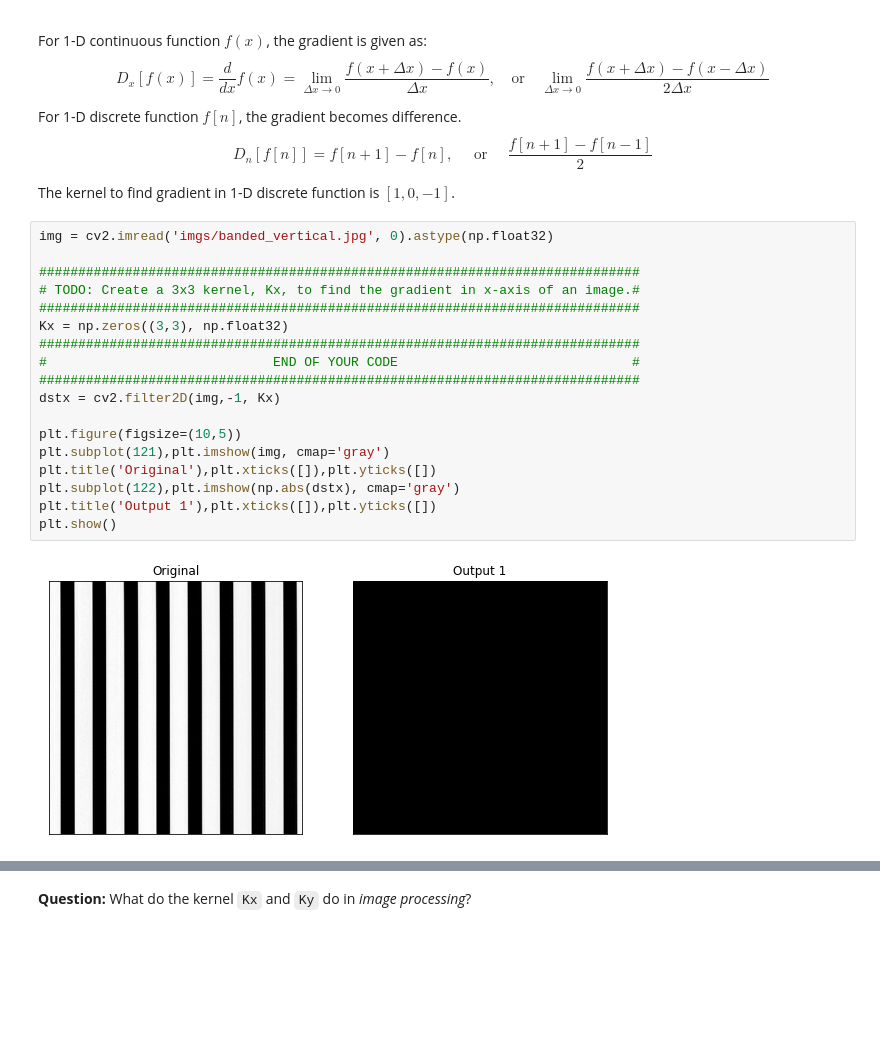
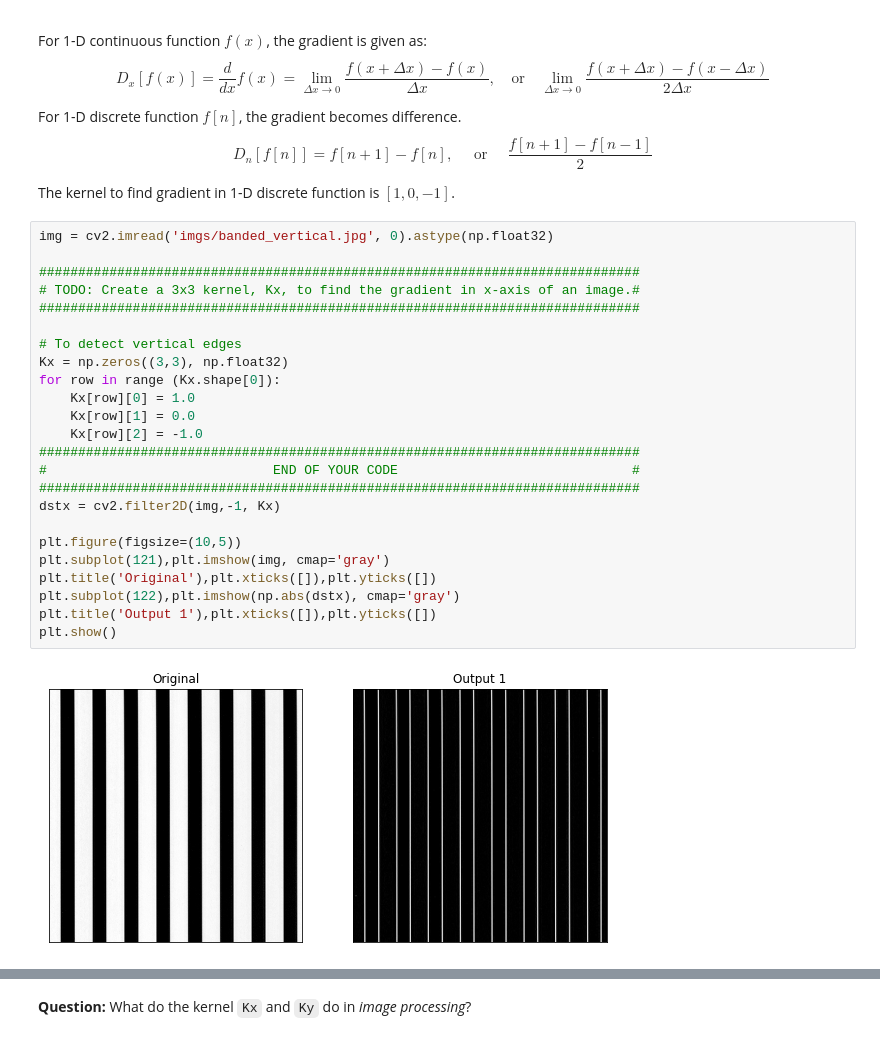
Before and after one commit to IC088/Computer-Vision-2020, a Jupyter notebook: PSET1/Lab1-Week1/OpenCV.ipynb, the cells around one changed output, grey strips where cells are left out. Cells and saved outputs as stored; diff of their text form; blank space fills up the shorter version.

```diff
--- a/PSET1/Lab1-Week1/OpenCV.ipynb
+++ b/PSET1/Lab1-Week1/OpenCV.ipynb
@@ -611,23 +611,29 @@ The kernel to find gradient in 1-D discrete function is $[1, 0, -1]$.
 # %%
 img = cv2.imread('imgs/banded_vertical.jpg', 0).astype(np.float32)
 
 #############################################################################
 # TODO: Create a 3x3 kernel, Kx, to find the gradient in x-axis of an image.#
 #############################################################################
+
+# To detect vertical edges
 Kx = np.zeros((3,3), np.float32)
+for row in range (Kx.shape[0]):
+    Kx[row][0] = 1.0
+    Kx[row][1] = 0.0
+    Kx[row][2] = -1.0
 #############################################################################
 #                             END OF YOUR CODE                              #
 #############################################################################
 dstx = cv2.filter2D(img,-1, Kx)
 
 plt.figure(figsize=(10,5))
 plt.subplot(121),plt.imshow(img, cmap='gray')
 plt.title('Original'),plt.xticks([]),plt.yticks([])
 plt.subplot(122),plt.imshow(np.abs(dstx), cmap='gray')
 plt.title('Output 1'),plt.xticks([]),plt.yticks([])
 plt.show()
 # %% [output]
-[figure, old version]
+[figure, new version]
 # %%
 img = cv2.imread('imgs/banded_horizontal.jpg', 0).astype(np.float32)
 
```
Also changed, not shown: parts of 4 cells of this notebook.
